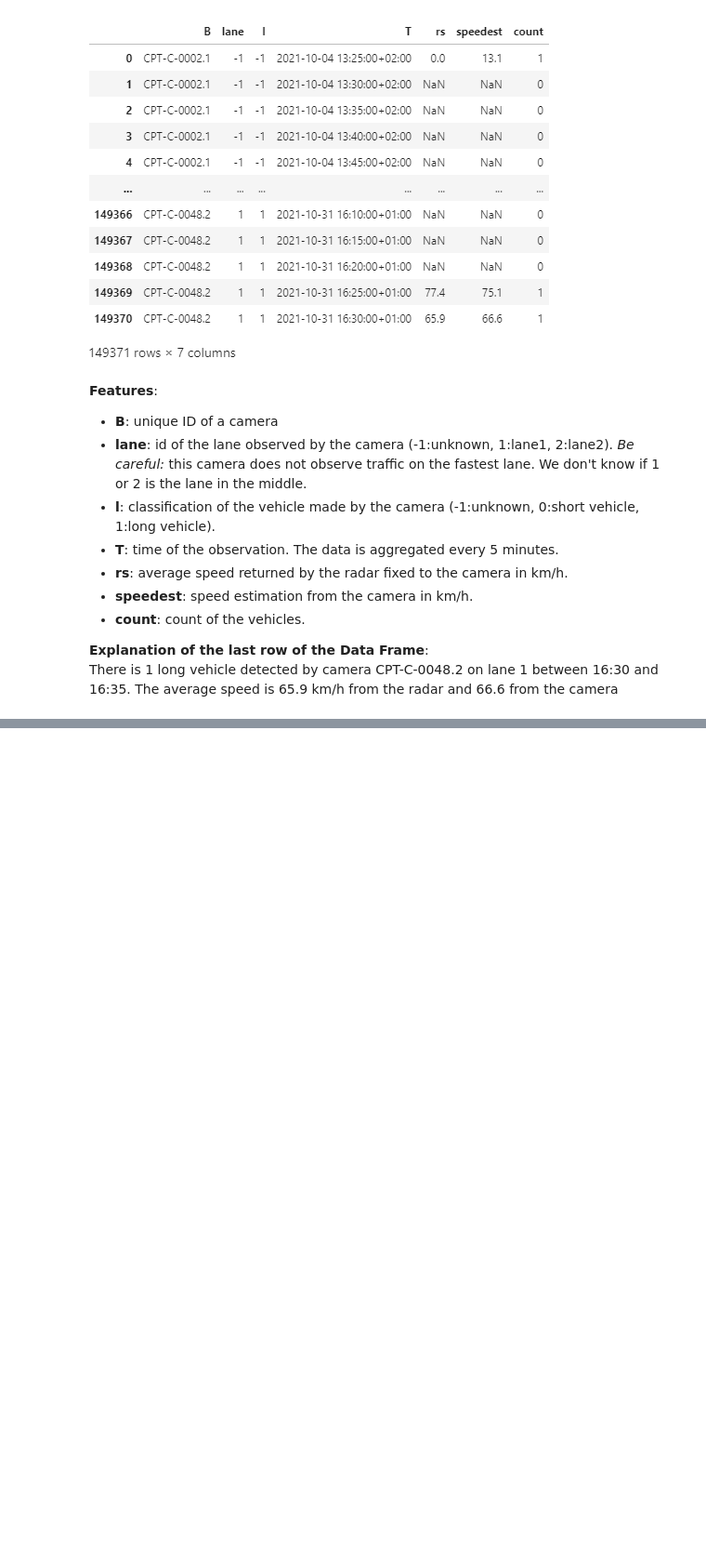
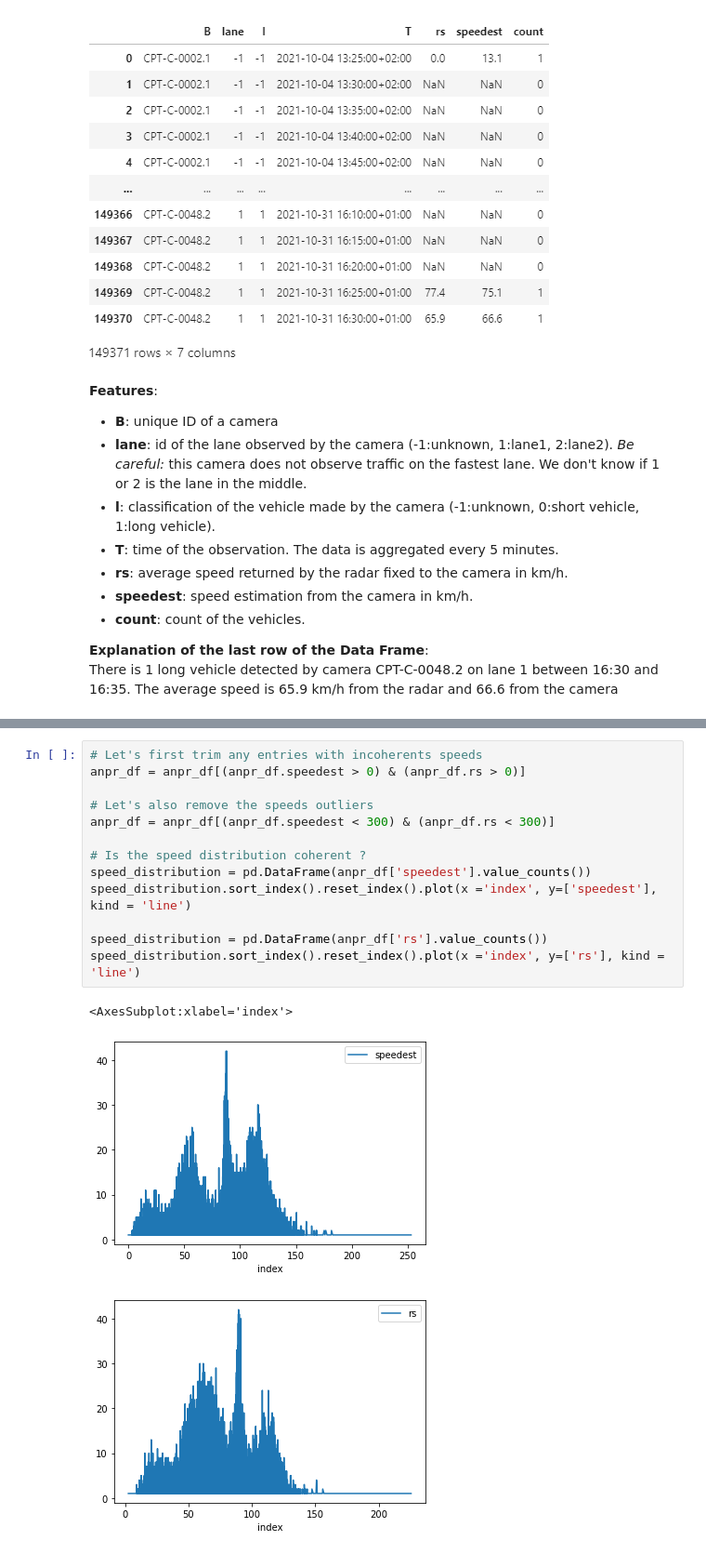
Before and after one commit to khookh/MacqProject, a Jupyter notebook: data_science_exercise.ipynb, the cells around one changed output, grey strips where cells are left out. Shown: that part at 93% size. Saved outputs shown, nothing was run; the diff lists cells and outputs as text; blank space fills up the shorter version.

```diff
--- a/data_science_exercise.ipynb
+++ b/data_science_exercise.ipynb
@@ -50,0 +193,17 @@ There is 1 long vehicle detected by camera CPT-C-0048.2 on lane 1 between 16:30
+# %%
+# Let's first trim any entries with incoherents speeds
+anpr_df = anpr_df[(anpr_df.speedest > 0) & (anpr_df.rs > 0)]
+
+# Let's also remove the speeds outliers
+anpr_df = anpr_df[(anpr_df.speedest < 300) & (anpr_df.rs < 300)]
+
+# Is the speed distribution coherent ?
+speed_distribution = pd.DataFrame(anpr_df['speedest'].value_counts())
+speed_distribution.sort_index().reset_index().plot(x ='index', y=['speedest'], kind = 'line')
+
+speed_distribution = pd.DataFrame(anpr_df['rs'].value_counts())
+speed_distribution.sort_index().reset_index().plot(x ='index', y=['rs'], kind = 'line')
+# %% [output]
+<AxesSubplot:xlabel='index'>
+[figure, added]
+[figure, added]
```
Also changed, not shown: parts of 27 cells of this notebook.
